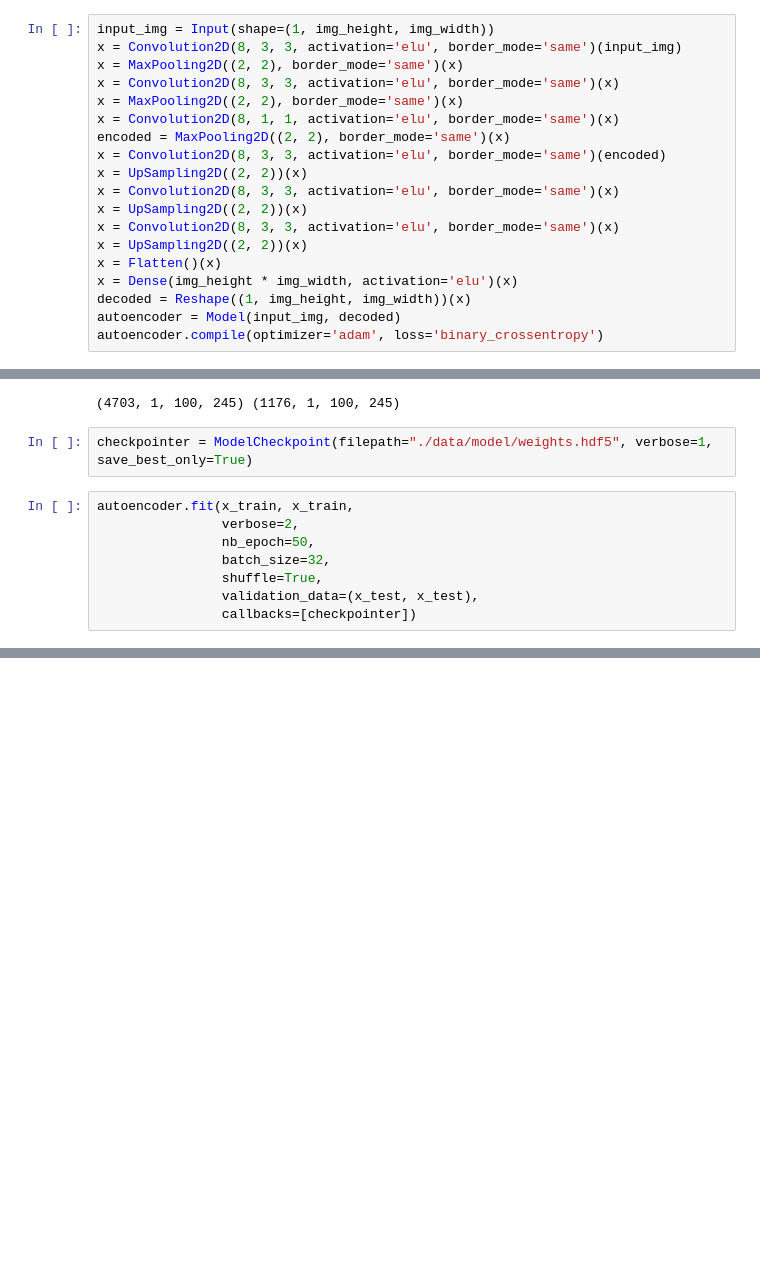
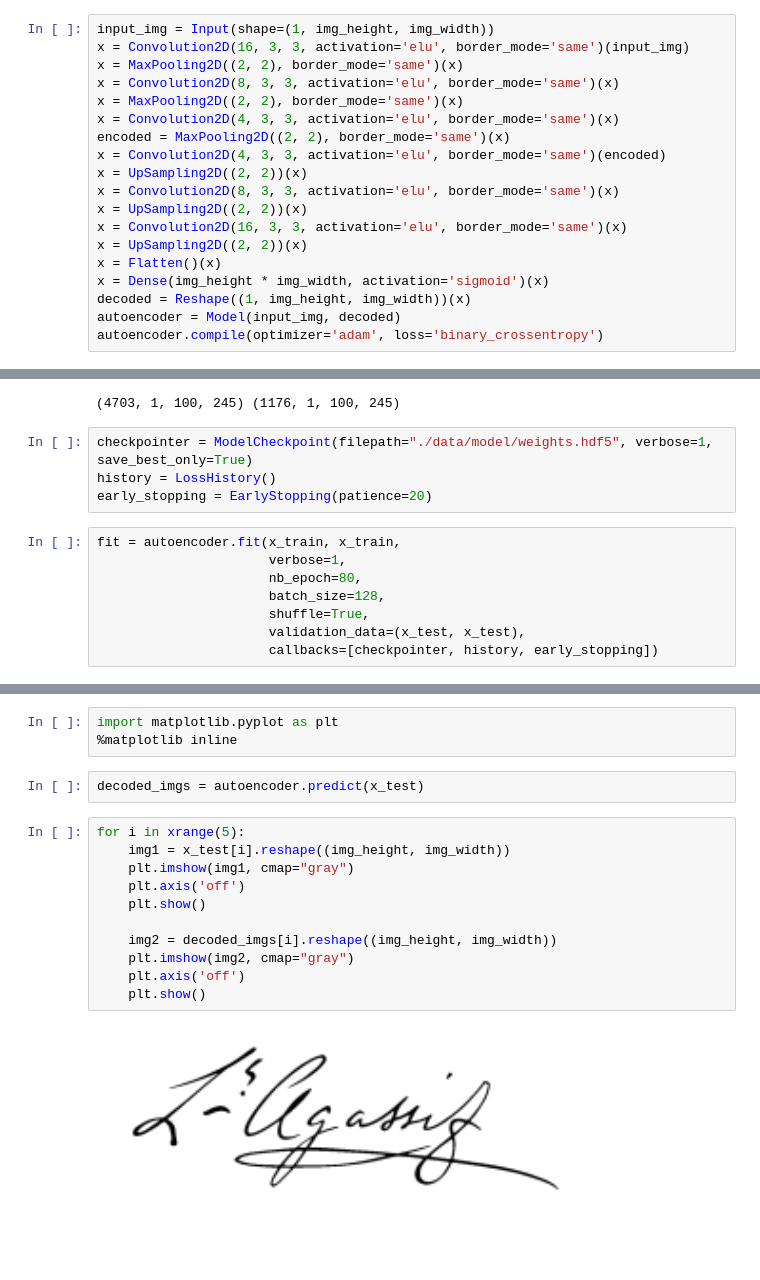
Before and after one commit to agarwalnaimish/signature-wikidata-convolutional-autoencoder, a Jupyter notebook: EPFL Task.ipynb, the cells around one changed output, grey strips where cells are left out. Cells and saved outputs as stored; diff of their text form; blank space fills up the shorter version.

```diff
--- a/EPFL Task.ipynb
+++ b/EPFL Task.ipynb
@@ -675,19 +681,19 @@ Using gpu device 0: GeForce GTX 950M (CNMeM is enabled with initial size: 85.0%
 # %%
 input_img = Input(shape=(1, img_height, img_width))
-x = Convolution2D(8, 3, 3, activation='elu', border_mode='same')(input_img)
+x = Convolution2D(16, 3, 3, activation='elu', border_mode='same')(input_img)
 x = MaxPooling2D((2, 2), border_mode='same')(x)
 x = Convolution2D(8, 3, 3, activation='elu', border_mode='same')(x)
 x = MaxPooling2D((2, 2), border_mode='same')(x)
-x = Convolution2D(8, 1, 1, activation='elu', border_mode='same')(x)
+x = Convolution2D(4, 3, 3, activation='elu', border_mode='same')(x)
 encoded = MaxPooling2D((2, 2), border_mode='same')(x)
-x = Convolution2D(8, 3, 3, activation='elu', border_mode='same')(encoded)
+x = Convolution2D(4, 3, 3, activation='elu', border_mode='same')(encoded)
 x = UpSampling2D((2, 2))(x)
 x = Convolution2D(8, 3, 3, activation='elu', border_mode='same')(x)
 x = UpSampling2D((2, 2))(x)
-x = Convolution2D(8, 3, 3, activation='elu', border_mode='same')(x)
+x = Convolution2D(16, 3, 3, activation='elu', border_mode='same')(x)
 x = UpSampling2D((2, 2))(x)
 x = Flatten()(x)
-x = Dense(img_height * img_width, activation='elu')(x)
+x = Dense(img_height * img_width, activation='sigmoid')(x)
 decoded = Reshape((1, img_height, img_width))(x)
 autoencoder = Model(input_img, decoded)
 autoencoder.compile(optimizer='adam', loss='binary_crossentropy')
@@ -708,13 +714,15 @@ print x_train.shape, x_test.shape
 (4703, 1, 100, 245) (1176, 1, 100, 245)
 # %%
 checkpointer = ModelCheckpoint(filepath="./data/model/weights.hdf5", verbose=1, save_best_only=True)
+history = LossHistory()
+early_stopping = EarlyStopping(patience=20)
 # %%
-autoencoder.fit(x_train, x_train,
-                verbose=2,
-                nb_epoch=50,
-                batch_size=32,
-                shuffle=True,
-                validation_data=(x_test, x_test),
-                callbacks=[checkpointer])
+fit = autoencoder.fit(x_train, x_train,
+                      verbose=1,
+                      nb_epoch=80,
+                      batch_size=128,
+                      shuffle=True,
+                      validation_data=(x_test, x_test),
+                      callbacks=[checkpointer, history, early_stopping])
 # %% [output]
 Train on 4703 samples, validate on 1176 samples
@@ -725,0 +776,18 @@ Inputs types: [CudaNdarrayType(float32, 4D)]
+# %%
+import matplotlib.pyplot as plt
+%matplotlib inline
+# %%
+decoded_imgs = autoencoder.predict(x_test)
+# %%
+for i in xrange(5):
+    img1 = x_test[i].reshape((img_height, img_width))
+    plt.imshow(img1, cmap="gray")
+    plt.axis('off')
+    plt.show()
+
+    img2 = decoded_imgs[i].reshape((img_height, img_width))
+    plt.imshow(img2, cmap="gray")
+    plt.axis('off')
+    plt.show()
+# %% [output]
+[figure, added]
```
Also changed, not shown: parts of 8 cells of this notebook.
